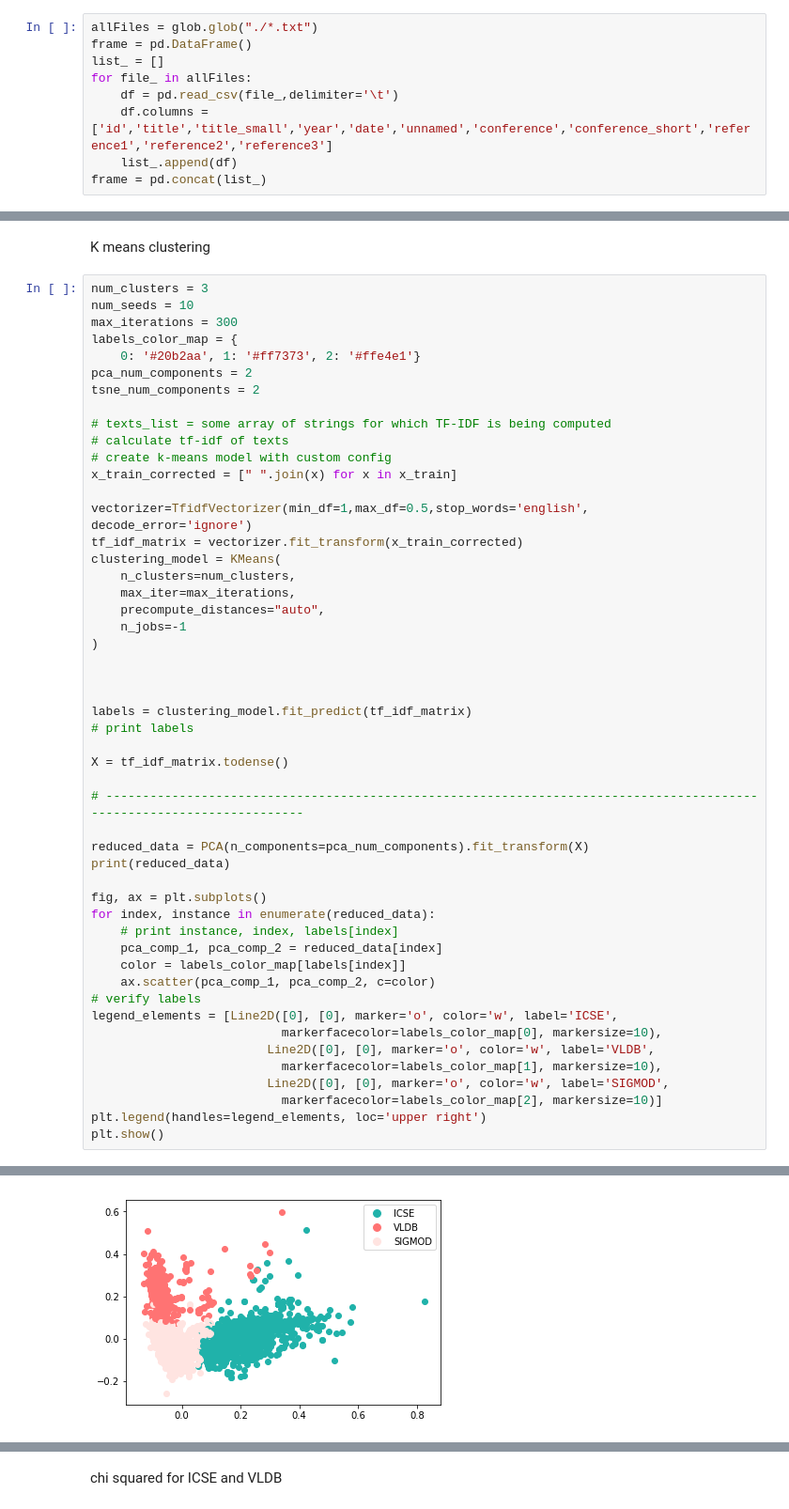
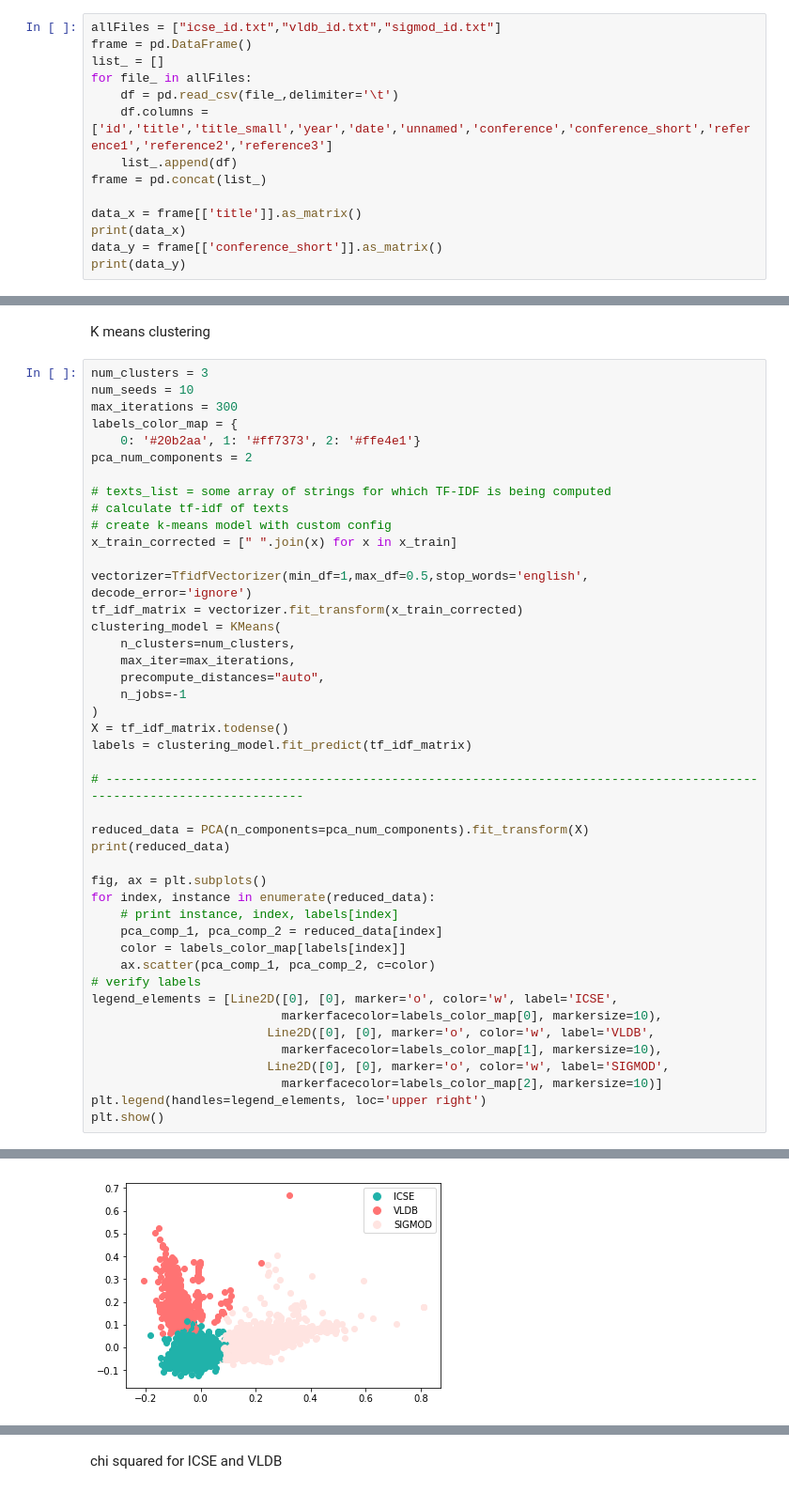
Before and after one commit to Jayanth-Kulkarni/Semantic-Search-Engine, a Jupyter notebook: NB,SVM,Logistic regression,PCA and K-means on TFIDF .ipynb, the cells around one changed output, grey strips where cells are left out. Shown at 94% size. Cells and saved outputs as stored; diff of their text form.

```diff
--- a/NB,SVM,Logistic regression,PCA and K-means on TFIDF .ipynb
+++ b/NB,SVM,Logistic regression,PCA and K-means on TFIDF .ipynb
@@ -92,7 +92,7 @@ reference3          4323 non-null int64
 dtypes: int64(2), object(9)
 memory usage: 371.6+ KB
 # %%
-allFiles = glob.glob("./*.txt")
+allFiles = ["icse_id.txt","vldb_id.txt","sigmod_id.txt"]
 frame = pd.DataFrame()
 list_ = []
 for file_ in allFiles:
@@ -100,3 +100,8 @@ for file_ in allFiles:
     df.columns = ['id','title','title_small','year','date','unnamed','conference','conference_short','reference1','reference2','reference3']
     list_.append(df)
 frame = pd.concat(list_)
+
+data_x = frame[['title']].as_matrix()
+print(data_x)
+data_y = frame[['conference_short']].as_matrix()
+print(data_y)
@@ -314,7 +335,6 @@ max_iterations = 300
 labels_color_map = {
     0: '#20b2aa', 1: '#ff7373', 2: '#ffe4e1'}
 pca_num_components = 2
-tsne_num_components = 2
 
 # texts_list = some array of strings for which TF-IDF is being computed
 # calculate tf-idf of texts
@@ -329,13 +349,8 @@ clustering_model = KMeans(
     precompute_distances="auto",
     n_jobs=-1
 )
-
-
-
+X = tf_idf_matrix.todense()
 labels = clustering_model.fit_predict(tf_idf_matrix)
-# print labels
-
-X = tf_idf_matrix.todense()
 
 # ----------------------------------------------------------------------------------------------------------------------
 
@@ -368 +383 @@ plt.show()
-[figure, old version]
+[figure, new version]
```
Also changed, not shown: parts of 12 cells of this notebook, 2 other files.
